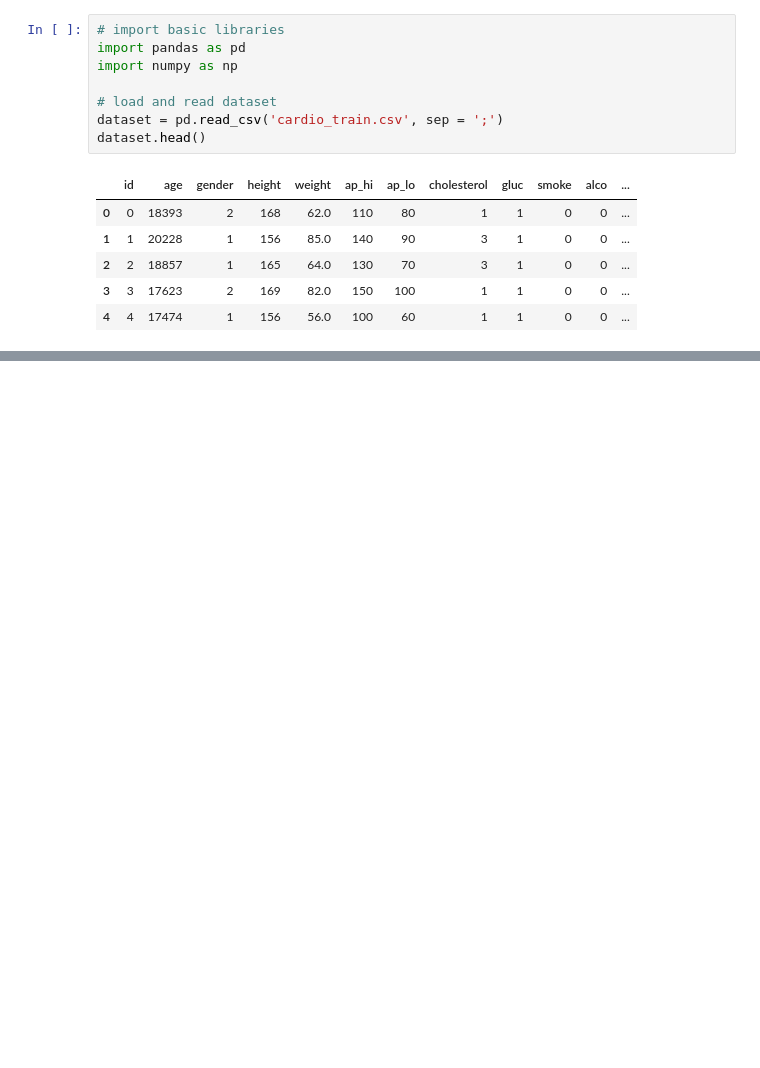
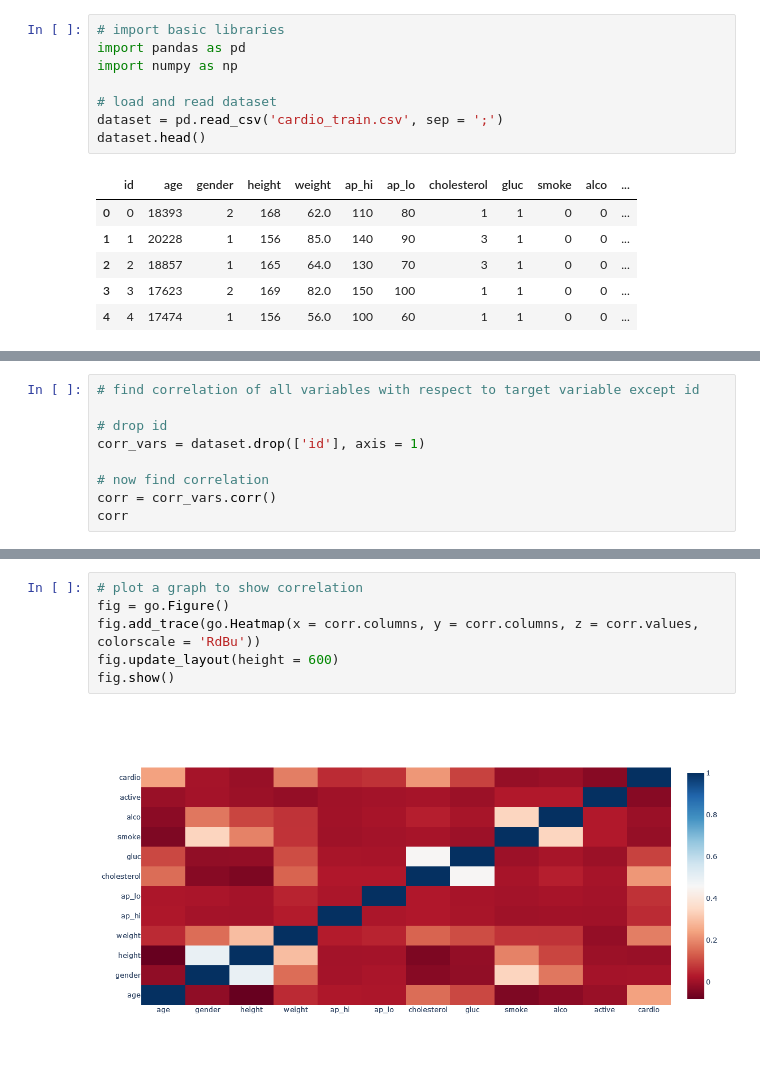
Before and after one commit to arfan64shah/Heart_Disease_Prediction, a Jupyter notebook: Heart_Disease_Prediction.ipynb, the cells around one changed output, grey strips where cells are left out. Cells and saved outputs as stored; diff of their text form; blank space fills up the shorter version.

```diff
--- a/Heart_Disease_Prediction.ipynb
+++ b/Heart_Disease_Prediction.ipynb
@@ -53,0 +95,9 @@ data.head()
+# %%
+# find correlation of all variables with respect to target variable except id
+
+# drop id
+corr_vars = dataset.drop(['id'], axis = 1)
+
+# now find correlation
+corr = corr_vars.corr()
+corr
@@ -53,0 +118,8 @@ data.head()
+# %%
+# plot a graph to show correlation
+fig = go.Figure()
+fig.add_trace(go.Heatmap(x = corr.columns, y = corr.columns, z = corr.values, colorscale = 'RdBu'))
+fig.update_layout(height = 600)
+fig.show()
+# %% [output]
+[figure, added]
```
Also changed, not shown: parts of 13 cells of this notebook.
